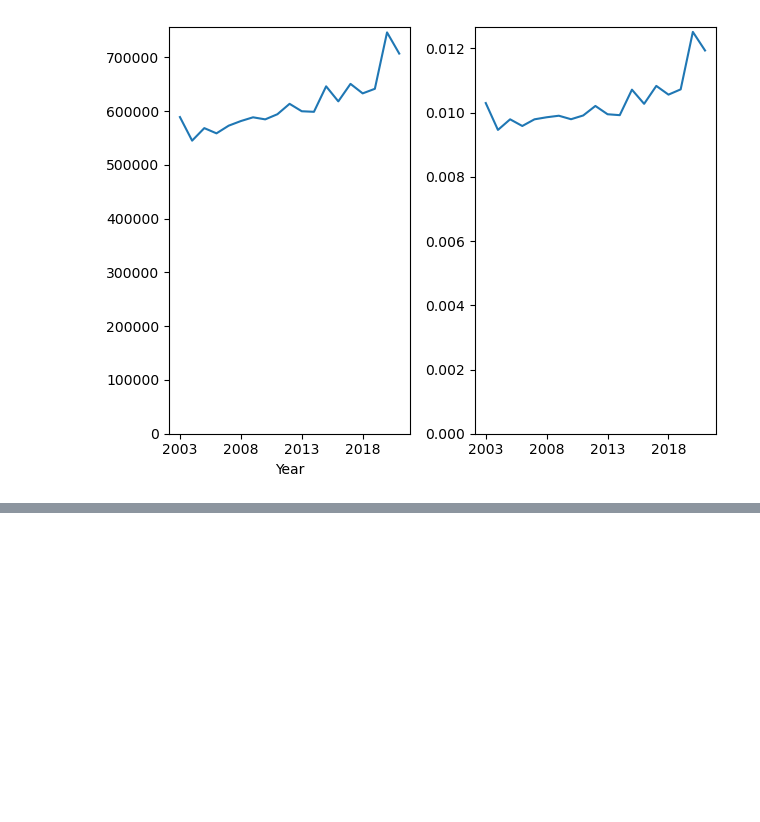
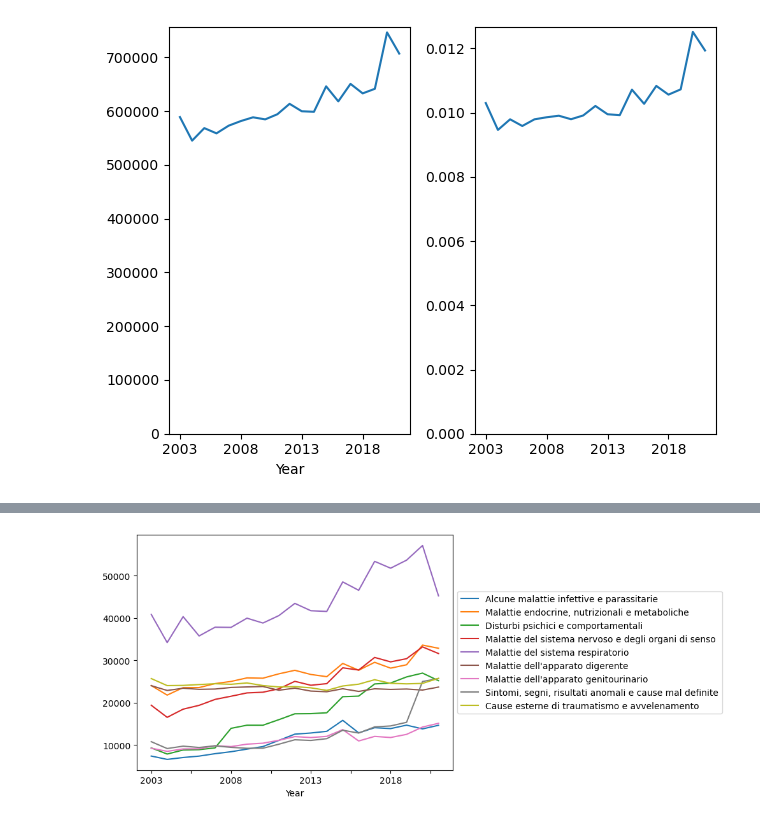
Before and after one commit to CapraCampa/Progetto-Visualizzazione-Scientifica, a Jupyter notebook: Grafici.ipynb, the cells around one changed output, grey strips where cells are left out. Cells and saved outputs as stored; diff of their text form; code cells hidden in the pictures; blank space fills up the shorter version.

```diff
--- a/Grafici.ipynb
+++ b/Grafici.ipynb
@@ -187,0 +213,8 @@ plt.show()
+# %%
+cause_morte_years_medie=cause_morte_years.drop(columns=["Totale","Tumori","Malattie del sistema circolatorio","Covid-19","Complicazioni della gravidanza, del parto e del puerperio","Malformazioni congenite ed anomalie cromosomiche","Alcune condizioni morbose che hanno origine nel periodo perinatale","Malattie del sangue e degli organi ematopoietici ed alcuni disturbi del sistema immunitario","Malattie della cute e del tessuto sottocutaneo ","Malattie del sistema osteomuscolare e del tessuto connettivo"])
+#cause_morte_years.head()
+cause_morte_years_medie.plot.line()
+plt.legend(loc='center left', bbox_to_anchor=(1, 0.5))
+plt.show()
+# %% [output]
+[figure, added]
```
Also changed, not shown: parts of 13 cells of this notebook, 7 other files.
